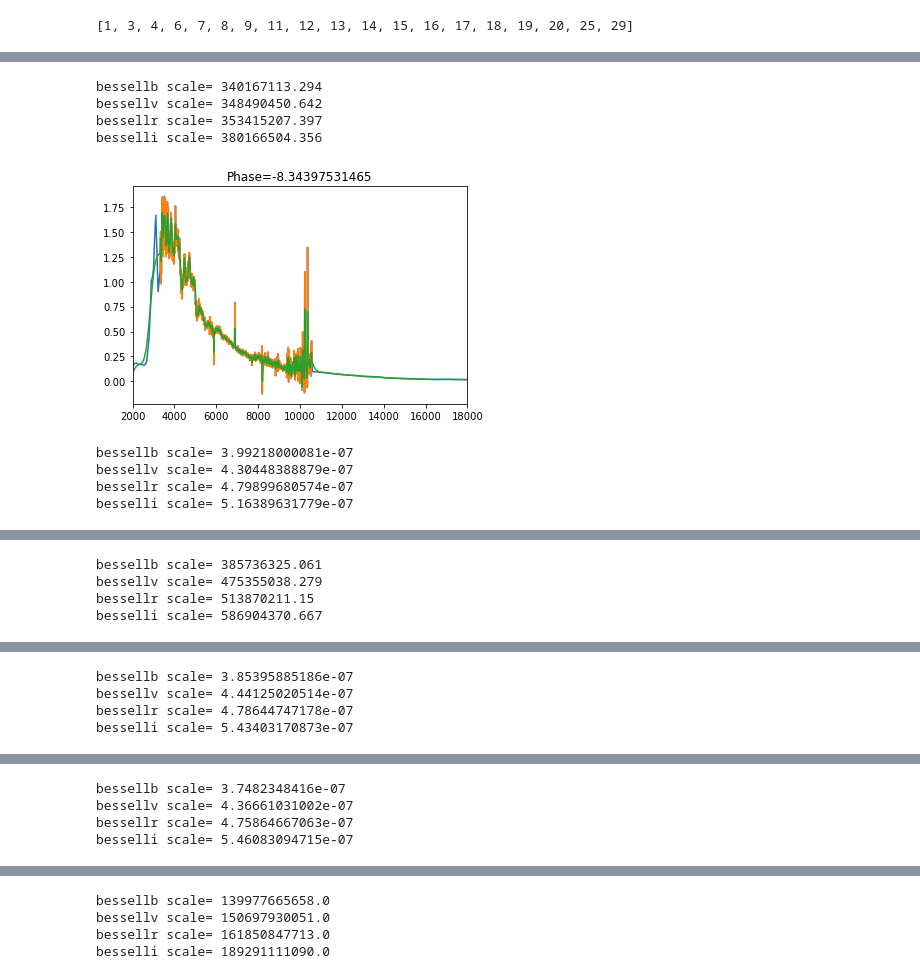
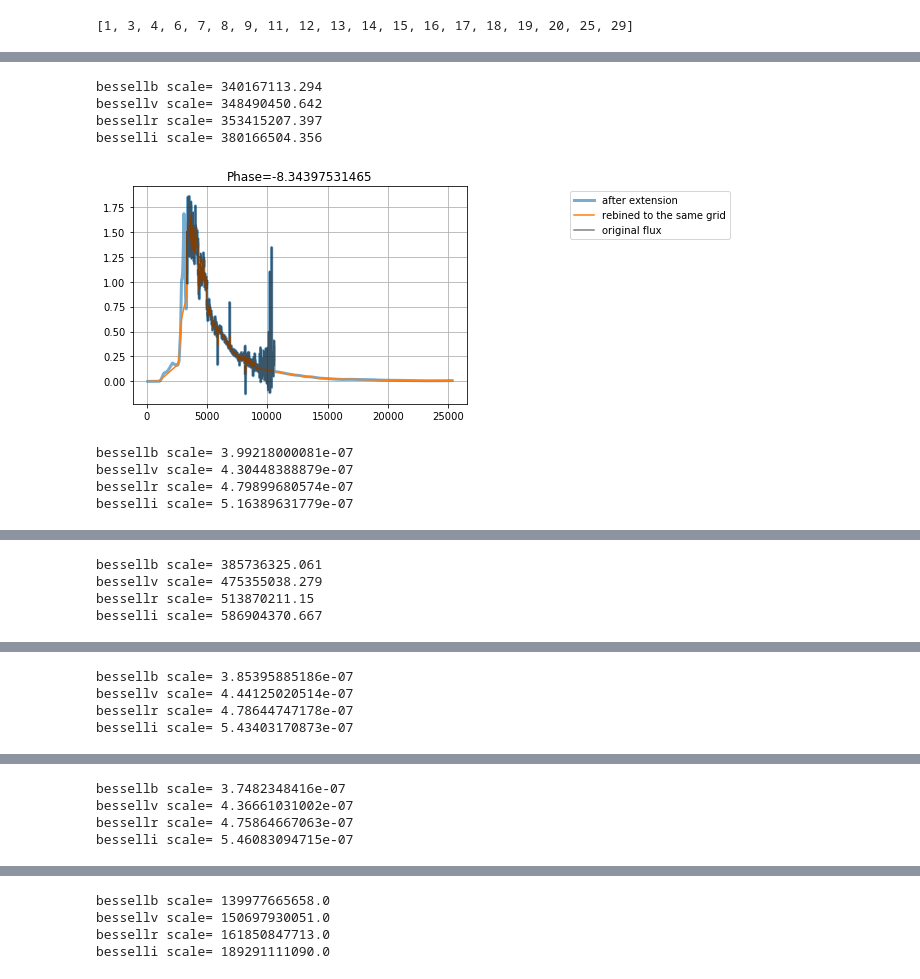
Before and after one commit to RutgersSN/plasticc-Iax, a Jupyter notebook: SN2005hk/Iax-SED.ipynb, the cells around one changed output, grey strips where cells are left out. Drawn from its saved outputs; the diff is of its cells as text; code cells hidden in the pictures.

Commit message:
small updates and light curve plots

```diff
--- a/SN2005hk/Iax-SED.ipynb
+++ b/SN2005hk/Iax-SED.ipynb
@@ -319,0 +276,16 @@ def fit_blackbody(wave,obsflux,temp_init = 7000,amp_init=1):
+# %%
+##convert to 05hk obs frame
+peakmjd_11ay = 55647.0
+spectra_11ay = spectra_11ay.sort_values(by=['time'])
+spectra_11ay = spectra_11ay.iloc[0:3]
+spectra_11ay_orig = spectra_11ay.copy()
+for i,s in enumerate(spectra_11ay_orig.iterrows()):
+    spectrum = s[1]
+    phase = (spectrum['time']-peakmjd_11ay)/(1.+redshift_11ay)
+    mjd = peakmjd+phase*(1.+redshift)
+    sdata = pd.DataFrame(spectrum['data'])
+    wave = sdata[0].astype(float)
+    flux = sdata[1].astype(float)
+    newwave = wave/(1.+redshift_11ay)*(1.+redshift)
+    spectra_11ay['time'].iloc[i] = mjd
+    spectra_11ay['data'].iloc[i] = zip(newwave,flux)
@@ -320,10 +297,14 @@ def fit_blackbody(wave,obsflux,temp_init = 7000,amp_init=1):
+# %%
+spectra = pd.concat([spectra,spectra_11ay],ignore_index=True)
+spectra = spectra.sort_values(by=['time'])
+spectra = spectra.reset_index(drop=True)
 # %%
-## Extend spectra using Hsiao model
+## Extend spectra using Hsiao model, cut out bad features, and smooth
 
 minw = 4000
 maxw = 8000
-hminw = 2000
-hmaxw = 18000
+hminw = 1000
+hmaxw = 25000
 outphases = []
 spectra_extended = spectra.iloc[0].copy()
 
@@ -339,9 +320,8 @@ for i,s in enumerate(spectra.iterrows()):
     minwave = wave.min()
     maxwave = wave.max()
 
-    if phase < 0 or phase > 15:
-        if minwave>minw or maxwave<maxw:
-            continue
+    if minwave>minw or maxwave<maxw:
+        continue
 
     nrepeat = 5
     phasearr = np.linspace(-50.,100.,nrepeat)
@@ -351,7 +331,7 @@ for i,s in enumerate(spectra.iterrows()):
 
     hsed = sncosmo.Model(source='hsiao')
     hsed.set(z=redshift)
-    hwave = np.linspace(hminw*(1.+redshift),hmaxw*(1.+redshift),300)
+    hwave = np.linspace(hminw*(1.+redshift),hmaxw*(1.+redshift),3000)
     hflux = hsed.flux(phase,hwave)
 
     scales = []
@@ -368,43 +348,74 @@ for i,s in enumerate(spectra.iterrows()):
     if len(scales) <=1:
         continue
 
+    # extend to hsiao limit
     idxl = np.argmin(np.abs(hwave-wave[0]))
     idxr = np.argmin(np.abs(hwave-wave[-1]))
     newwave = np.concatenate((hwave[:idxl-1],wave[1:-1],hwave[idxr+1:]),axis=0)
     newflux = np.concatenate((hflux[:idxl-1]*scales[0],flux.ravel()[1:-1],hflux[idxr+1:]*scales[-1]),axis=0)
 
-    plt.plot(newwave,newflux)
-    plt.plot(wave,flux.ravel())
+    # extend a little further (add some zeros)
+    uvwave = np.linspace(100.,hwave[0],50.)
+    uvflux = np.zeros(len(uvwave))
+    newwave = np.concatenate((uvwave,newwave),axis=0)
+    newflux = np.concatenate((uvflux,newflux),axis=0)
+
     plt.title("Phase={}".format(phase))
+    plt.plot(newwave,newflux,label='after extension',lw=3,alpha=0.6)
 
-    ##smooth the spectra
-    g = Gaussian1DKernel(stddev=3)
-    newflux_smoothed = convolve(newflux, g)
+    newflux = np.clip(newflux,np.max(newflux)*0.001,np.inf)
+#     plt.plot(newwave,newflux,label='after clipping negative flux')
 
-    plt.plot(newwave,newflux_smoothed)
+    restwave = newwave/(1.+redshift)
+    qq = np.where(  ((restwave < 3750.) | (restwave > 3800.))
+                  & ((restwave < 9000.) | (restwave > 11000.))
+                  & ((restwave < 3300.) | (restwave > 3500.))
+                  & ((restwave < 15000.) | (restwave > 20000.))
+                  & ((restwave < 1005.) | (restwave > 2500.))
+                  & ((restwave < 2800.) | (restwave > 3200.)) )
+
+
+    newflux_interp = np.interp(newwave,newwave[qq],newflux[qq])
+    newflux_interp = np.clip(newflux_interp,np.max(newflux_interp)*0.001,np.inf)
+#     plt.plot(newwave,newflux_interp,label='after cutting out bad features')
+
+    #smooth the spectra
+    g = Gaussian1DKernel(stddev=5)
+    newflux_smoothed = convolve(newflux_interp, g)
+#     plt.plot(newwave,newflux_smoothed,label='smoothed using Gaussian1DKernel',lw=4,alpha=0.7)
+
+    #rebin spectra to the same grid
+    newwave_rebin = np.linspace(newwave.min(),newwave.max(),2000)
+    newflux_rebin = spectres.spectres(newwave_rebin[1:-1], newwave, newflux_smoothed)
+    newflux_rebin = np.insert(newflux_rebin,0,newflux_smoothed[0])
+    newflux_rebin = np.append(newflux_rebin,newflux_smoothed[-1])
+    newflux_rebin = np.clip(newflux_rebin,np.max(newflux_rebin)*0.001,np.inf)
+    plt.plot(newwave_rebin,newflux_rebin,label='rebined to the same grid')
 
     newspectrum = spectrum.copy()
-    newspectrum['data'] = zip(newwave,newflux_smoothed)
+    newspectrum['data'] = zip(newwave_rebin,newflux_rebin)
 
     spectra_extended = pd.concat([spectra_extended,newspectrum],ignore_index=True,axis=1)
 
 #     plt.plot(hwave,hflux*scales[0],label='uv')
 #     plt.plot(hwave,hflux*scales[-1],label='ir')
 #     plt.legend()
 
-    plt.xlim(hminw,hmaxw)
-#     plt.xlim(2000,5000)
+    plt.plot(wave,flux.ravel(),label='original flux',alpha=0.5,color='k')
+#     plt.xlim(hminw,hmaxw)
+    plt.legend(bbox_to_anchor=(1.8, 1.))
+    plt.grid()
     plt.show()
 
     outphases.append(phase)
 spectra_extended = spectra_extended.transpose().iloc[1:]
 print spectra_extended.shape
 # %% [output]
 bessellb scale= 340167113.294
 bessellv scale= 348490450.642
 bessellr scale= 353415207.397
 besselli scale= 380166504.356
-[figure, old version]
+[figure, new version]
 bessellb scale= 3.99218000081e-07
 bessellv scale= 4.30448388879e-07
 bessellr scale= 4.79899680574e-07
```
Also changed, not shown: parts of 41 cells of this notebook, 13 other files.
